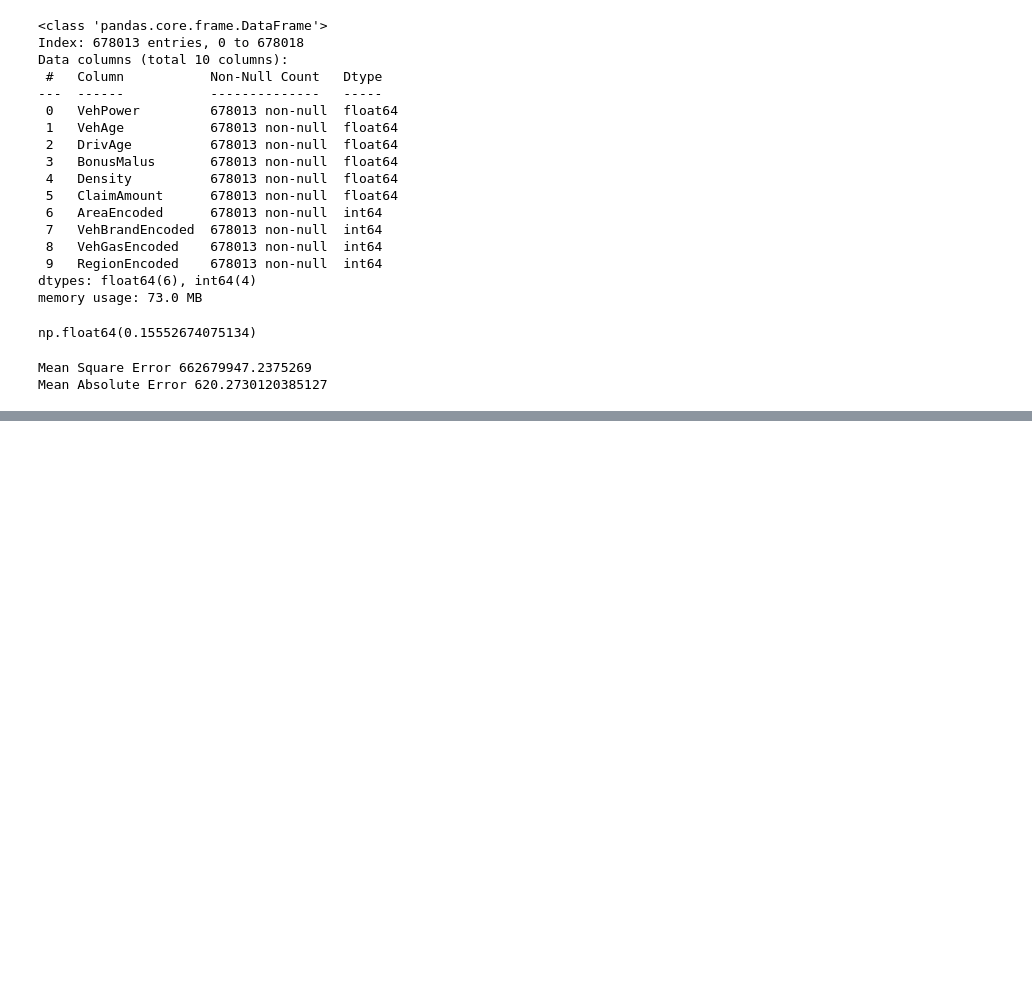
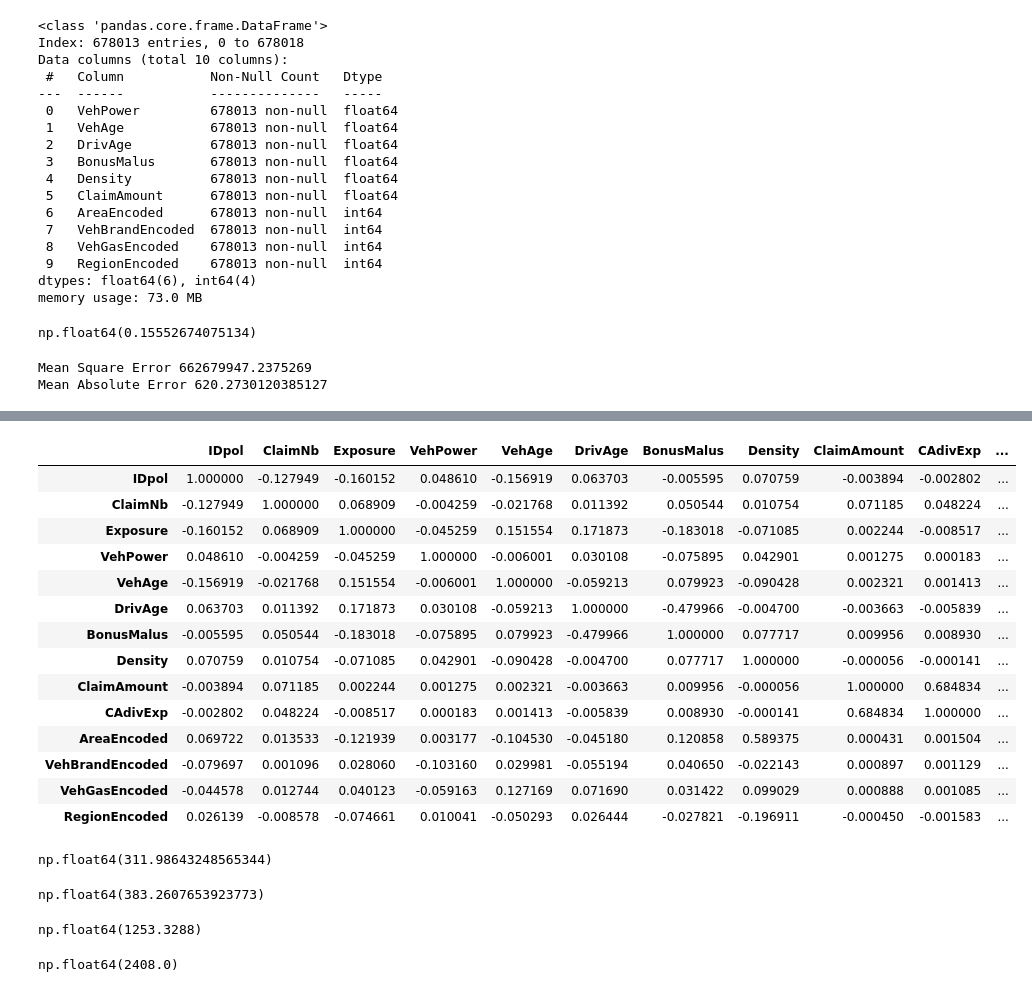
Before and after one commit to Lukas229/rep_lukas, a Jupyter notebook: coding_challenge_huk.ipynb, the cells around one changed output, grey strips where cells are left out. Saved outputs shown, nothing was run; the diff lists cells and outputs as text; code cells hidden in the pictures; blank space fills up the shorter version.

```diff
--- a/coding_challenge_huk.ipynb
+++ b/coding_challenge_huk.ipynb
@@ -562,0 +589,2 @@ Mean Absolute Error 620.2730120385127
+# %%
+df_copy = df.drop(['Area', 'VehBrand', 'VehGas', 'Region'],axis=1)
@@ -562,0 +611,34 @@ Mean Absolute Error 620.2730120385127
+# %%
+df_copy.corr(method='pearson')
+# %% [output]
+|  | IDpol | ClaimNb | Exposure | VehPower | VehAge | DrivAge | BonusMalus | Density | ClaimAmount | CAdivExp | ... |
+| IDpol | 1.000000 | -0.127949 | -0.160152 | 0.048610 | -0.156919 | 0.063703 | -0.005595 | 0.070759 | -0.003894 | -0.002802 | ... |
+| ClaimNb | -0.127949 | 1.000000 | 0.068909 | -0.004259 | -0.021768 | 0.011392 | 0.050544 | 0.010754 | 0.071185 | 0.048224 | ... |
+| Exposure | -0.160152 | 0.068909 | 1.000000 | -0.045259 | 0.151554 | 0.171873 | -0.183018 | -0.071085 | 0.002244 | -0.008517 | ... |
+| VehPower | 0.048610 | -0.004259 | -0.045259 | 1.000000 | -0.006001 | 0.030108 | -0.075895 | 0.042901 | 0.001275 | 0.000183 | ... |
+| VehAge | -0.156919 | -0.021768 | 0.151554 | -0.006001 | 1.000000 | -0.059213 | 0.079923 | -0.090428 | 0.002321 | 0.001413 | ... |
+| DrivAge | 0.063703 | 0.011392 | 0.171873 | 0.030108 | -0.059213 | 1.000000 | -0.479966 | -0.004700 | -0.003663 | -0.005839 | ... |
+| BonusMalus | -0.005595 | 0.050544 | -0.183018 | -0.075895 | 0.079923 | -0.479966 | 1.000000 | 0.077717 | 0.009956 | 0.008930 | ... |
+| Density | 0.070759 | 0.010754 | -0.071085 | 0.042901 | -0.090428 | -0.004700 | 0.077717 | 1.000000 | -0.000056 | -0.000141 | ... |
+| ClaimAmount | -0.003894 | 0.071185 | 0.002244 | 0.001275 | 0.002321 | -0.003663 | 0.009956 | -0.000056 | 1.000000 | 0.684834 | ... |
+| CAdivExp | -0.002802 | 0.048224 | -0.008517 | 0.000183 | 0.001413 | -0.005839 | 0.008930 | -0.000141 | 0.684834 | 1.000000 | ... |
+| AreaEncoded | 0.069722 | 0.013533 | -0.121939 | 0.003177 | -0.104530 | -0.045180 | 0.120858 | 0.589375 | 0.000431 | 0.001504 | ... |
+| VehBrandEncoded | -0.079697 | 0.001096 | 0.028060 | -0.103160 | 0.029981 | -0.055194 | 0.040650 | -0.022143 | 0.000897 | 0.001129 | ... |
+| VehGasEncoded | -0.044578 | 0.012744 | 0.040123 | -0.059163 | 0.127169 | 0.071690 | 0.031422 | 0.099029 | 0.000888 | 0.001085 | ... |
+| RegionEncoded | 0.026139 | -0.008578 | -0.074661 | 0.010041 | -0.050293 | 0.026444 | -0.027821 | -0.196911 | -0.000450 | -0.001583 | ... |
+# %%
+y_pred.mean()
+# %% [output]
+np.float64(311.98643248565344)
+# %%
+df["CAdivExp"].mean()
+# %% [output]
+np.float64(383.2607653923773)
+# %%
+df.ClaimAmount.quantile(0.99)
+# %% [output]
+np.float64(1253.3288)
+# %%
+df.ClaimAmount.quantile(0.995)
+# %% [output]
+np.float64(2408.0)
```
Also changed, not shown: parts of 7 cells of this notebook.
